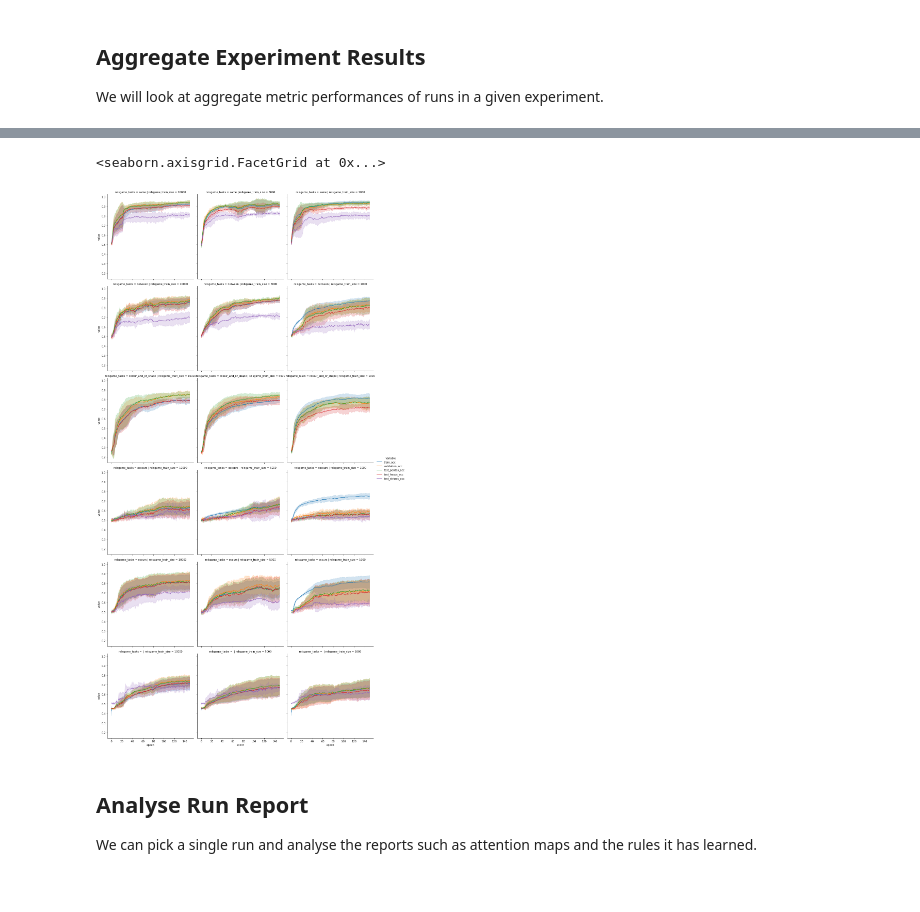
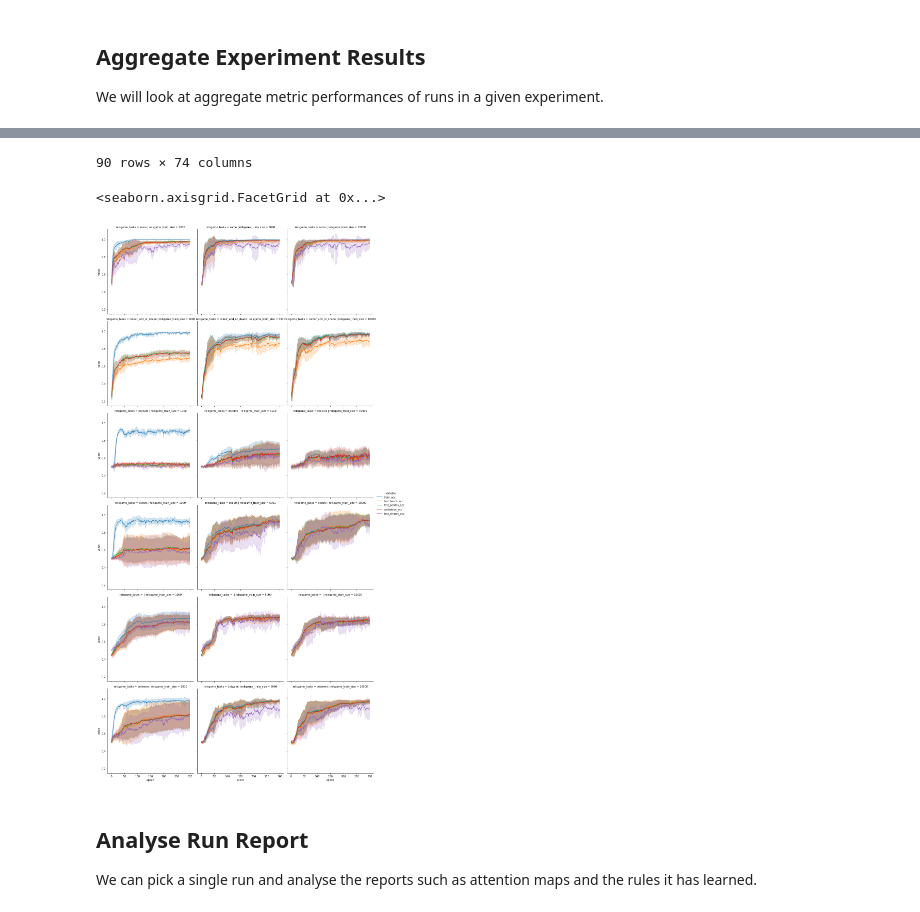
Before and after one commit to nuric/pix2rule, a Jupyter notebook: analyse_relsgame.ipynb, the cells around one changed output, grey strips where cells are left out. Cells and saved outputs as stored; diff of their text form; code cells hidden in the pictures.

```diff
--- a/analyse_relsgame.ipynb
+++ b/analyse_relsgame.ipynb
@@ -17,7 +19,7 @@ from mlflow.tracking import MlflowClient
 np.set_printoptions(suppress=True, precision=5, linewidth=120)
 # %%
 # Setup mlflow client
-mlclient = MlflowClient(tracking_uri="data/mlruns") # Emptry string for local
+mlclient = MlflowClient(tracking_uri="http://localhost:8888") # Emptry string for local
 exp_list = [x.name for x in mlclient.list_experiments()]
 print(exp_list)
 # %% [output]
@@ -80,0 +38,3 @@ Index(['epoch', 'train_loss', 'train_acc', 'validation_loss', 'validation_acc',
+# %%
+exp_data = utils.analysis.collect_experiment_data(experiment_name)
+exp_data.columns
@@ -81,11 +59,11 @@ Index(['epoch', 'train_loss', 'train_acc', 'validation_loss', 'validation_acc',
 # %%
 # Plot trainint and test results
 df = exp_data.assign(relsgame_tasks=exp_data['relsgame_tasks'].map(lambda liststr: ','.join(sorted(eval(liststr)))))
-#df = df[df['relsgame_tasks'] == 'same']
+df = df[((df['learning_rate'] == 0.01) & (df['dnf_image_activation'] == 'tanh'))]
+display(df.groupby(['run_id']).count())
 fields = [k for k in df.columns if k.endswith('loss') and k != "converged_loss"]
 fields = [k for k in exp_data.columns if k.endswith('acc')]
 df = df.melt(id_vars=['epoch', 'relsgame_tasks', 'relsgame_train_size'], value_vars=fields)
-df
 sns.relplot(x='epoch', y='value', hue='variable', kind='line', row='relsgame_tasks', col='relsgame_train_size', ci='sd', data=df)
 # Plot accuracy
 #fields = [k for k in exp_data.columns if k.endswith('acc')]
@@ -95,5 +86,6 @@ sns.relplot(x='epoch', y='value', hue='variable', kind='line', row='relsgame_tas
-<seaborn.axisgrid.FacetGrid at 0x...>
+90 rows × 74 columns
+<seaborn.axisgrid.FacetGrid at 0x...>
-[figure, old version]
+[figure, new version]
 # %% [markdown]
 ## Analyse Run Report
 We can pick a single run and analyse the reports such as attention maps and the rules it has learned.
```
Also changed, not shown: parts of 22 cells of this notebook, 2 other files.
